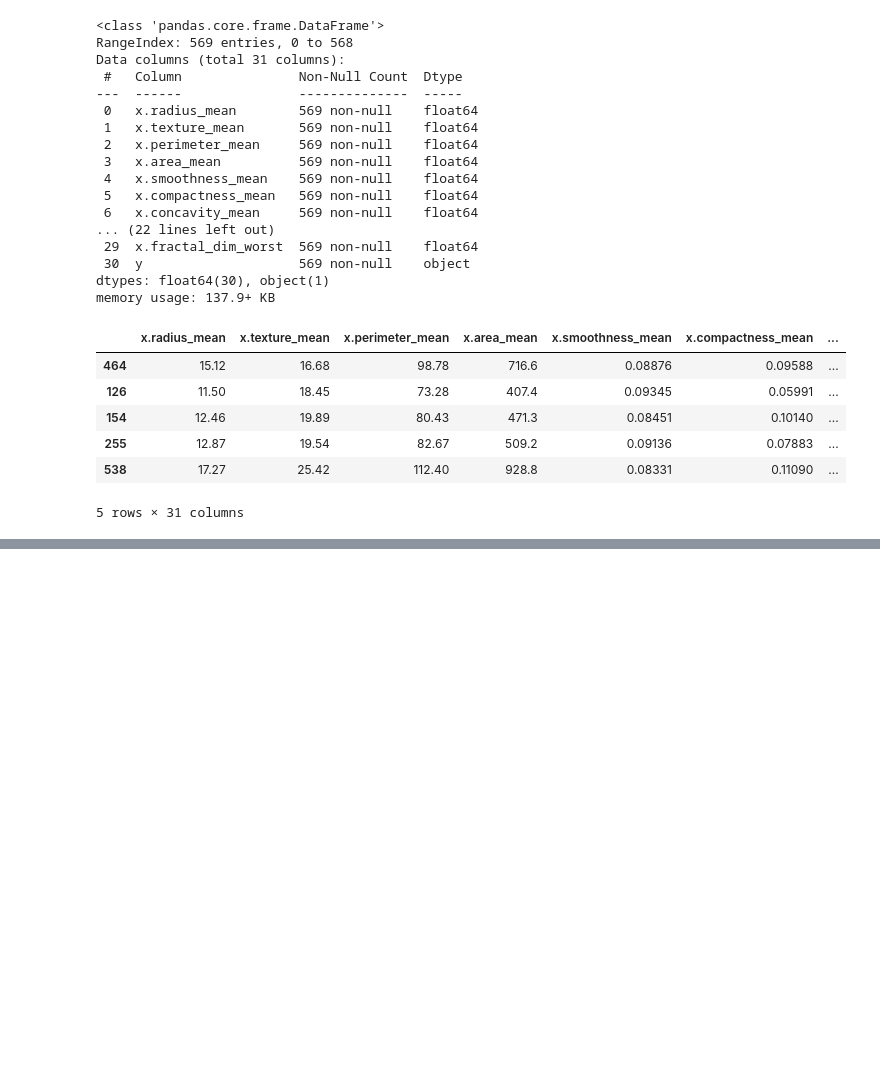
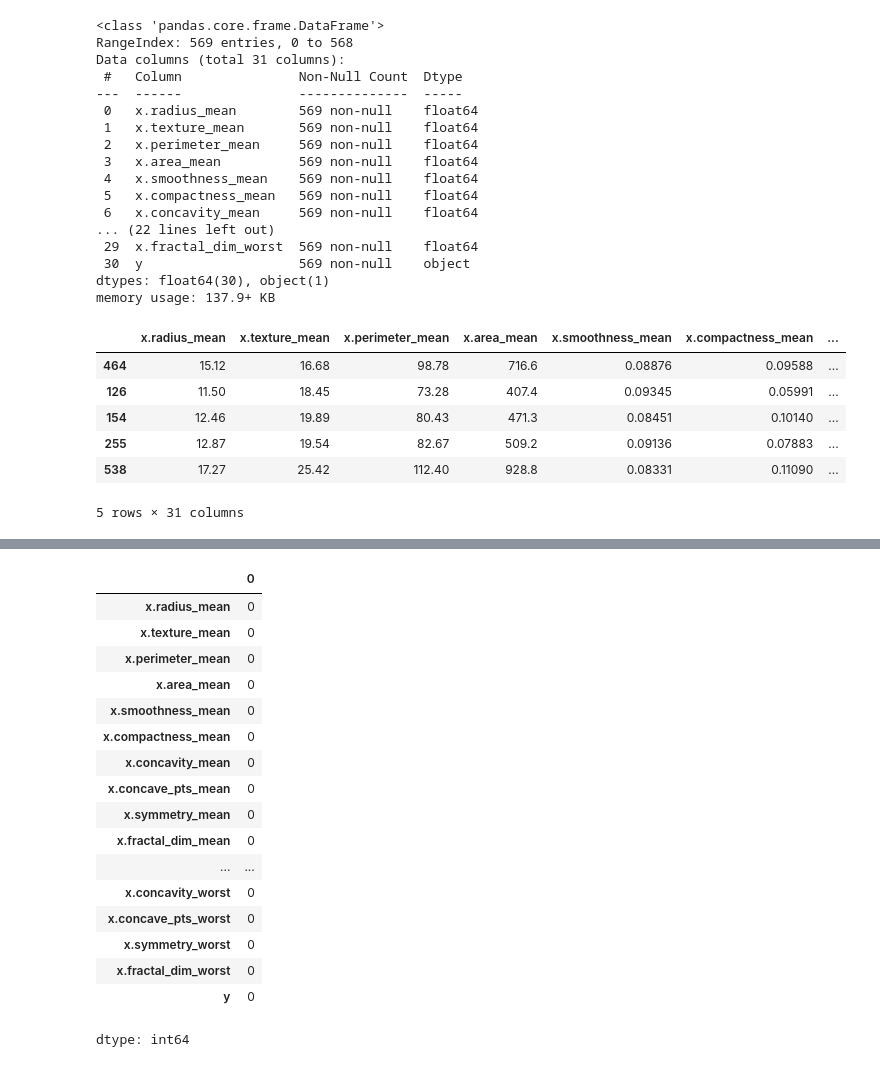
Before and after one commit to touhid0503/Breast_Cancer_Diagnosis_Classification_System, a Jupyter notebook: job3.ipynb, the cells around one changed output, grey strips where cells are left out. Cells and saved outputs as stored; diff of their text form; code cells hidden in the pictures; blank space fills up the shorter version.

```diff
--- a/job3.ipynb
+++ b/job3.ipynb
@@ -99,3 +99,5 @@ df.sample(5)
 | 255 | 12.87 | 19.54 | 82.67 | 509.2 | 0.09136 | 0.07883 | ... |
 | 538 | 17.27 | 25.42 | 112.40 | 928.8 | 0.08331 | 0.11090 | ... |
 5 rows × 31 columns
+# %%
+df['y'] = df['y'].map({'M':1, 'B':0})
@@ -101,0 +129,21 @@ df.sample(5)
+# %%
+df.isnull().sum()
+# %% [output]
+|  | 0 |
+| x.radius_mean | 0 |
+| x.texture_mean | 0 |
+| x.perimeter_mean | 0 |
+| x.area_mean | 0 |
+| x.smoothness_mean | 0 |
+| x.compactness_mean | 0 |
+| x.concavity_mean | 0 |
+| x.concave_pts_mean | 0 |
+| x.symmetry_mean | 0 |
+| x.fractal_dim_mean | 0 |
+| ... | ... |
+| x.concavity_worst | 0 |
+| x.concave_pts_worst | 0 |
+| x.symmetry_worst | 0 |
+| x.fractal_dim_worst | 0 |
+| y | 0 |
+dtype: int64
```
Also changed, not shown: parts of 2 cells of this notebook.
